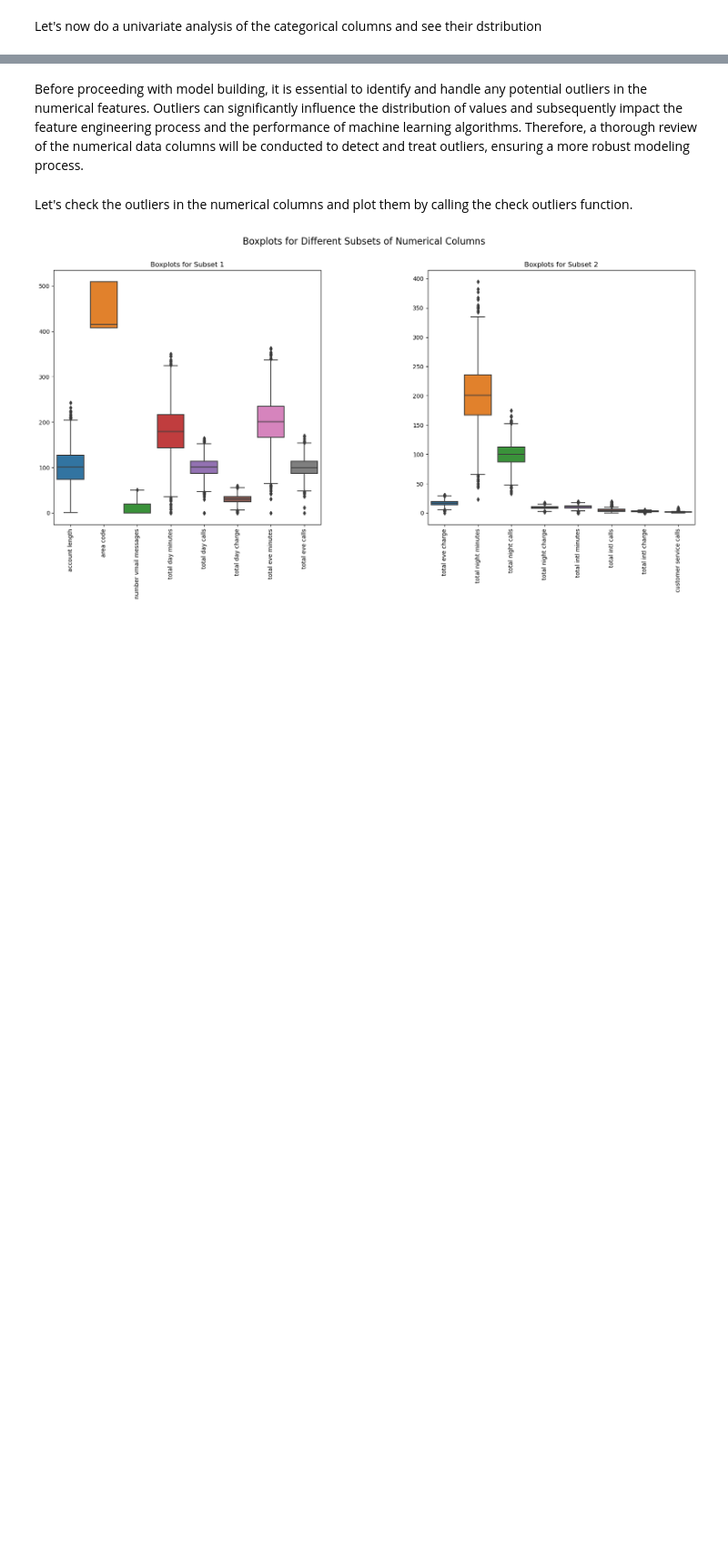
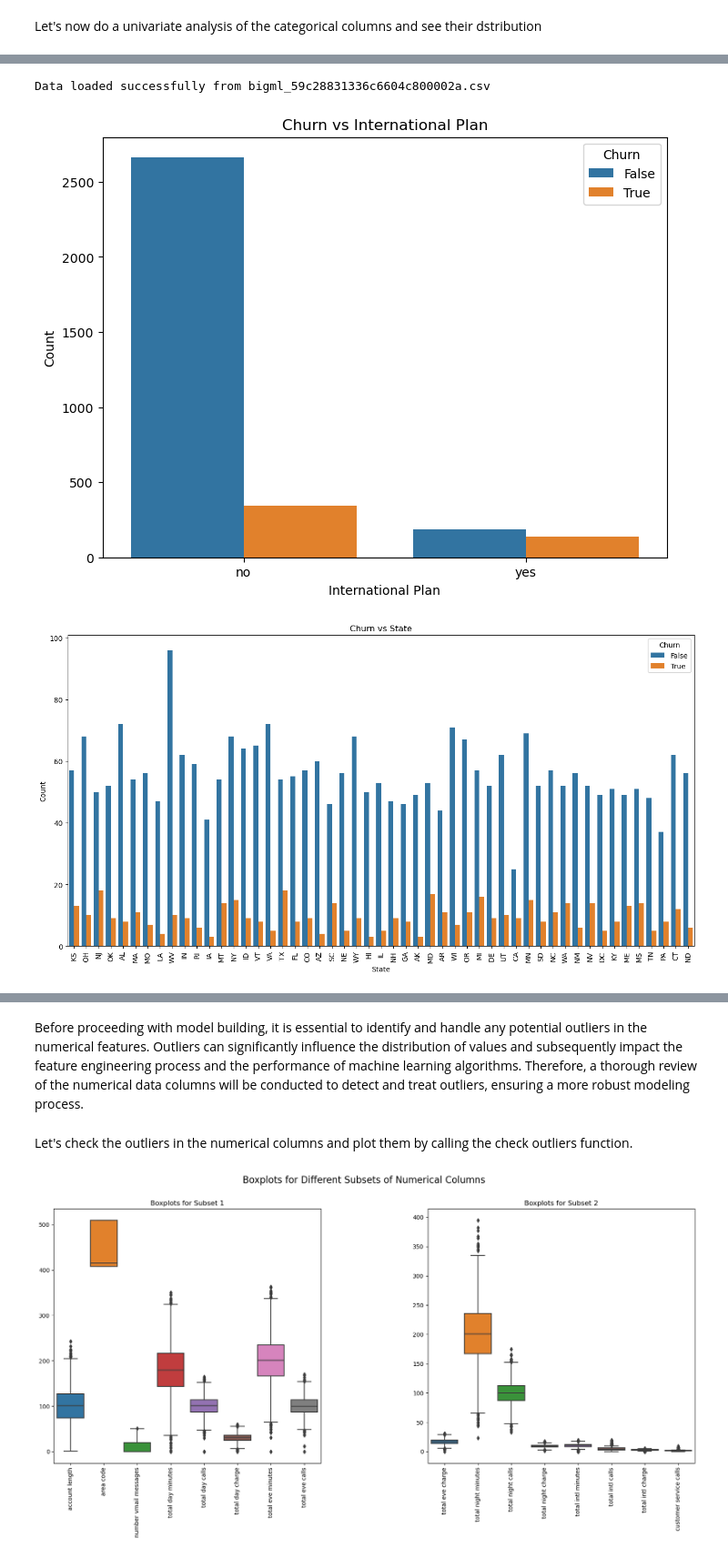
Before and after one commit to TyrionCodister/Churn-in-Telecom-, a Jupyter notebook: Syria Tel Churn Prediction.ipynb, the cells around one changed output, grey strips where cells are left out. Shown at 91% size. Saved outputs shown, nothing was run; the diff lists cells and outputs as text; code cells hidden in the pictures; blank space fills up the shorter version.

```diff
--- a/Syria Tel Churn Prediction.ipynb
+++ b/Syria Tel Churn Prediction.ipynb
@@ -611,0 +728,71 @@ Let's now do a univariate analysis of the categorical columns and see their dstr
+# %%
+
+
+class ClassBivariate:
+    """
+    A class for performing bivariate analysis between 'churn' and other categorical columns.
+    """
+
+    def __init__(self, data):
+        """
+        Initialize the ClassBivariate object with the data to analyze.
+
+        Parameters:
+        data: The data to analyze.
+        """
+        self.data = data
+
+    def plot_churn_international_plan(self):
+        """
+        Plot a bar plot between 'churn' and 'international plan'.
+        """
+        plt.figure(figsize=(8, 6))
+        sns.countplot(x='international plan', hue='churn', data=self.data)
+        plt.title('Churn vs International Plan')
+        plt.xlabel('International Plan')
+        plt.ylabel('Count')
+        plt.legend(title='Churn', loc='upper right')
+        plt.show()
+
+
+    def plot_churn_voice_mail_plan(self):
+        """
+        Plot a bar plot between 'churn' and 'voice mail plan'.
+        """
+        plt.figure(figsize=(8, 6))
+        sns.countplot(x='voice mail plan', hue='churn', data=self.data)
+        plt.title('Churn vs Voice Mail Plan')
+        plt.xlabel('Voice Mail Plan')
+        plt.ylabel('Count')
+        plt.legend(title='Churn', loc='upper right')
+        plt.show()
+
+    def plot_churn_state(self):
+        """
+        Plot a bar plot between 'churn' and 'state'.
+        """
+        plt.figure(figsize=(16, 8))
+        sns.countplot(x='state', hue='churn', data=self.data)
+        plt.title('Churn vs State')
+        plt.xlabel('State')
+        plt.ylabel('Count')
+        plt.legend(title='Churn', loc='upper right')
+        plt.xticks(rotation=90)
+        plt.show()
+
+
+
+file_name = 'bigml_59c28831336c6604c800002a.csv'
+
+loader = DataFrameLoader(file_name)
+loader.load_data()
+
+if loader.data is not None:
+    bivariate_analysis = ClassBivariate(loader.data)
+    bivariate_analysis.plot_churn_international_plan()
+    bivariate_analysis.plot_churn_state()
+    bivariate_analysis.plot_churn_voice_mail_plan()
+# %% [output]
+Data loaded successfully from bigml_59c28831336c6604c800002a.csv
+[figure, added]
+[figure, added]
```
Also changed, not shown: parts of 7 cells of this notebook.
